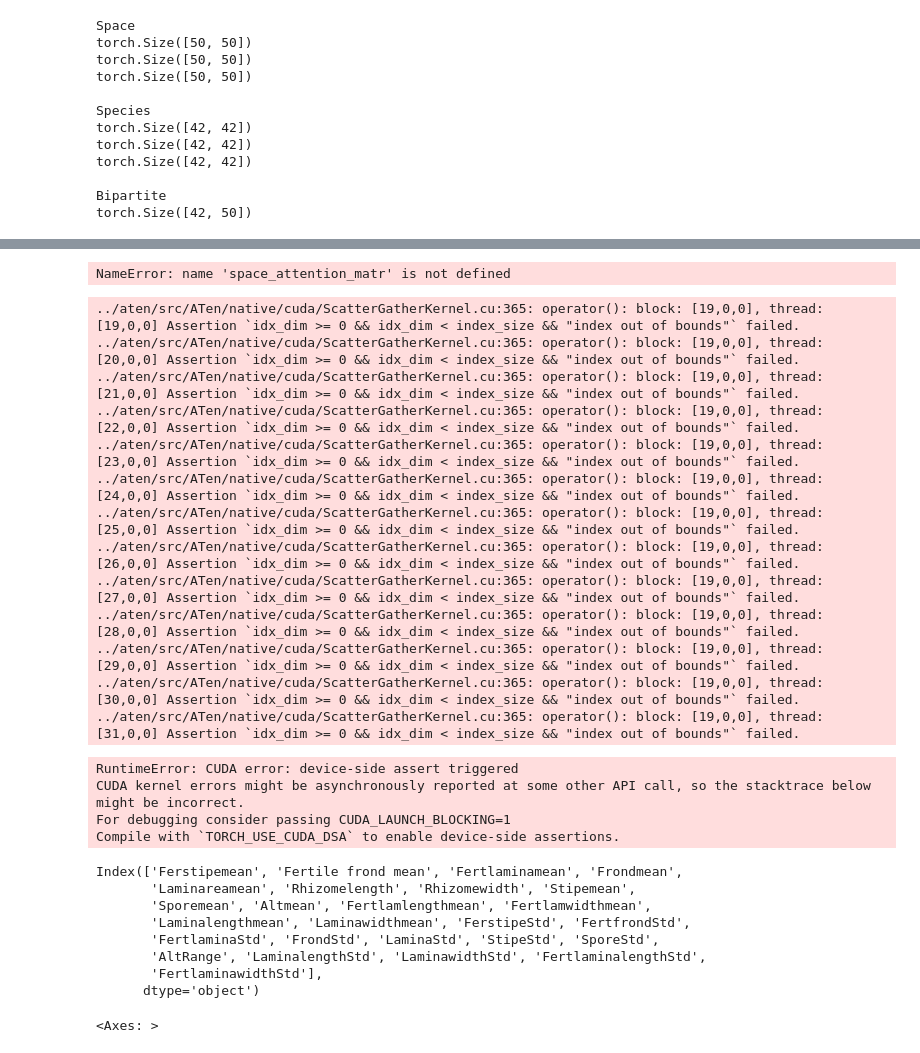
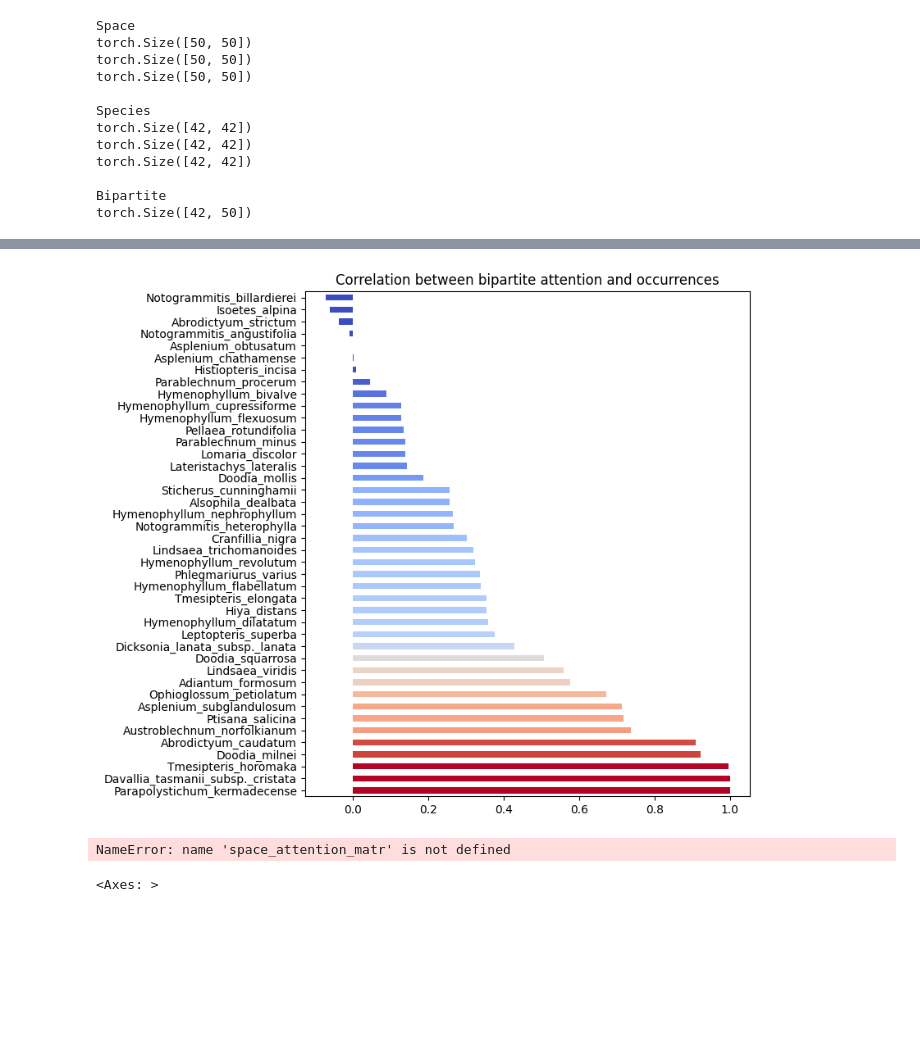
Before and after one commit to simone7monaco/newzeland-plants, a Jupyter notebook: new_dataset.ipynb, the cells around one changed output, grey strips where cells are left out. Drawn from its saved outputs; the diff is of its cells as text; code cells hidden in the pictures; blank space fills up the shorter version.

Commit message:
Update for color extraction

```diff
--- a/new_dataset.ipynb
+++ b/new_dataset.ipynb
@@ -933,0 +888,11 @@ with torch.no_grad():
+# %%
+# get the correlation between the bipartite attention and the occurrences
+corr = these_bip_attention_df.corrwith(these_occurrences, axis=0).sort_values(ascending=False)
+
+# get a color of the bars based on the correlation value on a continuous scale between red and green
+colors = sns.color_palette("coolwarm", as_cmap=True)
+colors = [colors(corr_val) for corr_val in corr]
+corr.plot(kind='barh', figsize=(7, 8), title='Correlation between bipartite attention and occurrences', color=colors)
+plt.show()
+# %% [output]
+[figure, added]
@@ -985,68 +918,3 @@ attr_species = ig_spatial.attribute(inputs=x_species, target=out_idx)
-# %%
-# SPATIAL
-from captum.attr import IntegratedGradients
-from torch_geometric.data import Batch
-import pandas as pd
-
-species_idx = 2
-out_idx = 5
-
-# def forward_fn(x_spatial_input, x_species_input):
-def forward_fn(x_spatial_input):
-    virtual_batch = x_spatial_input.size(0) // test_data.spatial_num_nodes
-    if virtual_batch > 1:
-        data_exp = Batch.from_data_list([test_data] * virtual_batch)
-        data_exp
-    else:
-        data_exp = test_data.clone()
-
-    data_exp = data_exp.to(device)
-
-    data_exp.spatial_global_data = x_spatial_input[:, :data_exp.spatial_global_data.size(1)]
-    data_exp.spatial_x = x_spatial_input[:, data_exp.spatial_global_data.size(1):]
-
-    out = model(data_exp)
-    return out[:, out_idx]
-
-x_spatial = torch.cat([test_data.spatial_x, test_data.spatial_global_data], axis=1).to(device)
-x_spatial.requires_grad_()
-
-ig_spatial = IntegratedGradients(forward_fn)
-attr_spatial = ig_spatial.attribute(inputs=x_spatial)
-
-# attr_spatial = pd.DataFrame(attr_spatial.cpu().detach().numpy(),
-#                          index=test_species, columns=list(dataset.traits_all.columns) + [f'Phylo_{i}' for i in range(16)]).assign(dest_feature=dataset.traits_all.columns[dataset.y_index][out_idx])
-# attr_spatial['Phylo'] = attr_spatial.filter(like='Phylo').mean(axis=1)
-# attr_spatial = attr_spatial.drop(columns=[f'Phylo_{i}' for i in range(16)])
-# %% [output]
-../aten/src/ATen/native/cuda/ScatterGatherKernel.cu:365: operator(): block: [19,0,0], thread: [19,0,0] Assertion `idx_dim >= 0 && idx_dim < index_size && "index out of bounds"` failed.
-../aten/src/ATen/native/cuda/ScatterGatherKernel.cu:365: operator(): block: [19,0,0], thread: [20,0,0] Assertion `idx_dim >= 0 && idx_dim < index_size && "index out of bounds"` failed.
-../aten/src/ATen/native/cuda/ScatterGatherKernel.cu:365: operator(): block: [19,0,0], thread: [21,0,0] Assertion `idx_dim >= 0 && idx_dim < index_size && "index out of bounds"` failed.
-../aten/src/ATen/native/cuda/ScatterGatherKernel.cu:365: operator(): block: [19,0,0], thread: [22,0,0] Assertion `idx_dim >= 0 && idx_dim < index_size && "index out of bounds"` failed.
-../aten/src/ATen/native/cuda/ScatterGatherKernel.cu:365: operator(): block: [19,0,0], thread: [23,0,0] Assertion `idx_dim >= 0 && idx_dim < index_size && "index out of bounds"` failed.
-../aten/src/ATen/native/cuda/ScatterGatherKernel.cu:365: operator(): block: [19,0,0], thread: [24,0,0] Assertion `idx_dim >= 0 && idx_dim < index_size && "index out of bounds"` failed.
-../aten/src/ATen/native/cuda/ScatterGatherKernel.cu:365: operator(): block: [19,0,0], thread: [25,0,0] Assertion `idx_dim >= 0 && idx_dim < index_size && "index out of bounds"` failed.
-../aten/src/ATen/native/cuda/ScatterGatherKernel.cu:365: operator(): block: [19,0,0], thread: [26,0,0] Assertion `idx_dim >= 0 && idx_dim < index_size && "index out of bounds"` failed.
-../aten/src/ATen/native/cuda/ScatterGatherKernel.cu:365: operator(): block: [19,0,0], thread: [27,0,0] Assertion `idx_dim >= 0 && idx_dim < index_size && "index out of bounds"` failed.
-../aten/src/ATen/native/cuda/ScatterGatherKernel.cu:365: operator(): block: [19,0,0], thread: [28,0,0] Assertion `idx_dim >= 0 && idx_dim < index_size && "index out of bounds"` failed.
-../aten/src/ATen/native/cuda/ScatterGatherKernel.cu:365: operator(): block: [19,0,0], thread: [29,0,0] Assertion `idx_dim >= 0 && idx_dim < index_size && "index out of bounds"` failed.
-../aten/src/ATen/native/cuda/ScatterGatherKernel.cu:365: operator(): block: [19,0,0], thread: [30,0,0] Assertion `idx_dim >= 0 && idx_dim < index_size && "index out of bounds"` failed.
-../aten/src/ATen/native/cuda/ScatterGatherKernel.cu:365: operator(): block: [19,0,0], thread: [31,0,0] Assertion `idx_dim >= 0 && idx_dim < index_size && "index out of bounds"` failed.
-RuntimeError: CUDA error: device-side assert triggered
-CUDA kernel errors might be asynchronously reported at some other API call, so the stacktrace below might be incorrect.
-For debugging consider passing CUDA_LAUNCH_BLOCKING=1
-Compile with `TORCH_USE_CUDA_DSA` to enable device-side assertions.
-# %%
-dataset.traits_all.columns[dataset.y_index]#[out_idx]
-# %% [output]
-Index(['Ferstipemean', 'Fertile frond mean', 'Fertlaminamean', 'Frondmean',
-       'Laminareamean', 'Rhizomelength', 'Rhizomewidth', 'Stipemean',
-       'Sporemean', 'Altmean', 'Fertlamlengthmean', 'Fertlamwidthmean',
-       'Laminalengthmean', 'Laminawidthmean', 'FerstipeStd', 'FertfrondStd',
-       'FertlaminaStd', 'FrondStd', 'LaminaStd', 'StipeStd', 'SporeStd',
-       'AltRange', 'LaminalengthStd', 'LaminawidthStd', 'FertlaminalengthStd',
-       'FertlaminawidthStd'],
-      dtype='object')
 # %%
 import pandas as pd
 sns.heatmap(
```
Also changed, not shown: parts of 23 cells of this notebook, 5 other files.
